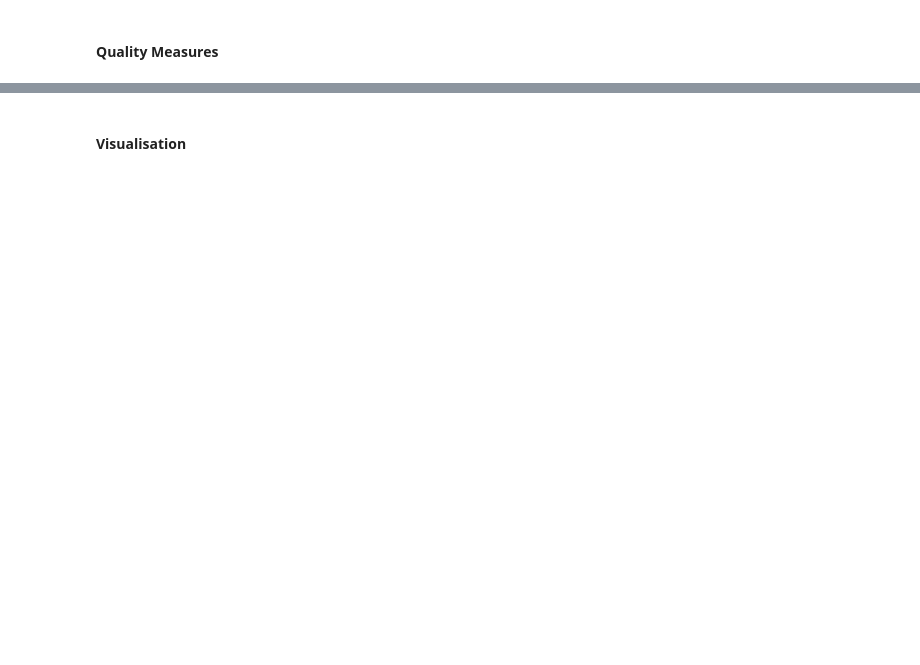
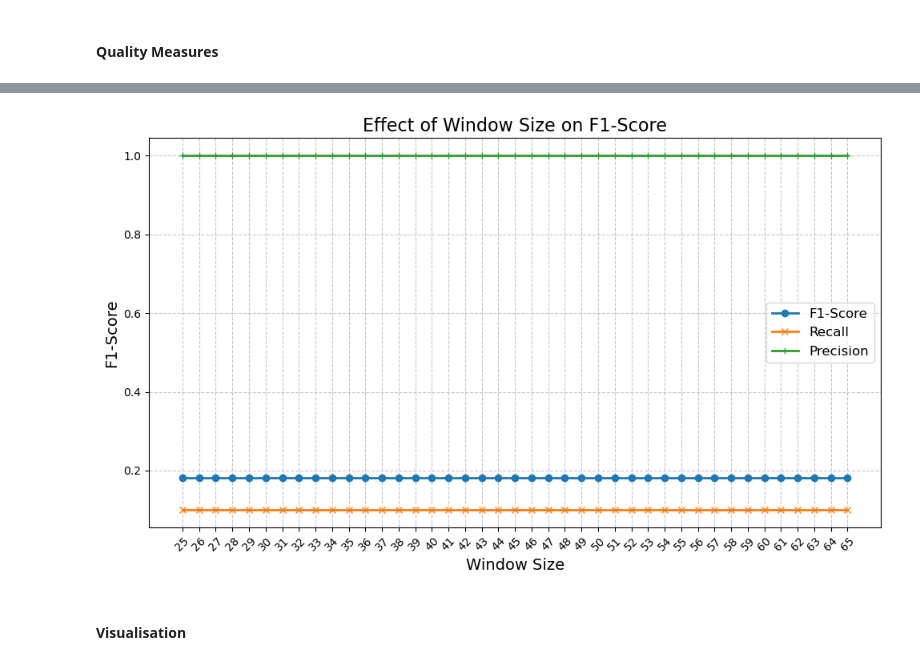
Before and after one commit to thohenadl/TimeSeriesInRPM, a Jupyter notebook: CAISEAnalysis.ipynb, the cells around one changed output, grey strips where cells are left out. Drawn from its saved outputs; the diff is of its cells as text; code cells hidden in the pictures; blank space fills up the shorter version.

```diff
--- a/CAISEAnalysis.ipynb
+++ b/CAISEAnalysis.ipynb
@@ -29,7 +30,7 @@ file_path = 'Leno/'
 srrt_plus_filename = "SR_RT_joint.csv"
 srrt_parallel_filename = "SR_RT_parallel.csv"
 
-encoding_method = "utf-8"
+text_encoding_method = "utf-8"
 seperator = ";"
 # %% [markdown]
 #### Execution of Log Generation for Discovery
@@ -195,0 +251,9 @@ Discovered: [ 8164  8446  8727  9008 22838 23152 23464 23776 24099 28772]
+# %%
+# Example execution using encoding == 5 convention
+columns_to_use = ['eventType', 'targetApp', 'target.tagName', 'target.name']
+#columns_to_use = ["targetApp","eventType","url","target.workbookName","target.sheetName","target.id","target.class","target.tagName","target.type","target.name","target.innerText","target.checked","target.href","target.option","target.title","target.innerHTML"]
+ui_log_encoded_w2v = util.util.encode_word2vec(srrt_plus_log, orderedColumnsList=columns_to_use)
+window_size = 30
+motifs_to_discover = 50
+motif_distances, motif_indices, motif_subspaces, motif_mdls = util.util.mine_w2v(ui_log_encoded_w2v,window_size,motifs_to_discover)
+motif_indices
@@ -198,10 +268,13 @@ Discovered: [ 8164  8446  8727  9008 22838 23152 23464 23776 24099 28772]
 # %%
 print(f"Ground Truth:{np.sort(groundTruth)}")
 
-insert_spots, motif_spots, overlapDF = util.util.compare_sets(set(groundTruth), set(top_motifs[1][0]), (size/2))
+# For word2vec time series
+# insert_spots, motif_spots, overlapDF = util.util.compare_sets(set(groundTruth), set(motif_indices[0]), (size/2))
+insert_spots, motif_spots, overlapDF = util.util.compare_sets_IoU(set(groundTruth), set(motif_indices[0]), window_size, iou_threshold=0.7)
+
 ground_truth_sum = len(groundTruth)
 true_positives = len(insert_spots)
-false_positives = NumberOfMotifsToDiscover - true_positives  # Incorrectly identified motifs
+false_positives = motifs_to_discover - true_positives  # Incorrectly identified motifs
 false_negatives = ground_truth_sum - true_positives  # Relevant motifs not identified
 
 # Precision
@@ -231,3 +489,20 @@ F1-Score: 0
+# %%
+# ---- Plot F1-Score vs Window Size ----
+plt.figure(figsize=(10, 6))
+plt.plot(results_df['window_size'], results_df['f1_score'], marker='o', linewidth=2, label='F1-Score')
+plt.plot(results_df['window_size'], results_df['recall'], marker='x', linewidth=2, label='Recall')
+plt.plot(results_df['window_size'], results_df['precision'], marker='+', linewidth=2, label='Precision')
+
+plt.title('Effect of Window Size on F1-Score', fontsize=16)
+plt.xlabel('Window Size', fontsize=14)
+plt.ylabel('F1-Score', fontsize=14)
+plt.xticks(results_df['window_size'], rotation=45)
+plt.grid(True, linestyle='--', alpha=0.7)
+plt.tight_layout()
+plt.legend(fontsize=12)
+plt.show()
+# %% [output]
+[figure, added]
 # %% [markdown]
 #### Visualisation
 # %%
```
Also changed, not shown: parts of 17 cells of this notebook, 4 other files.
